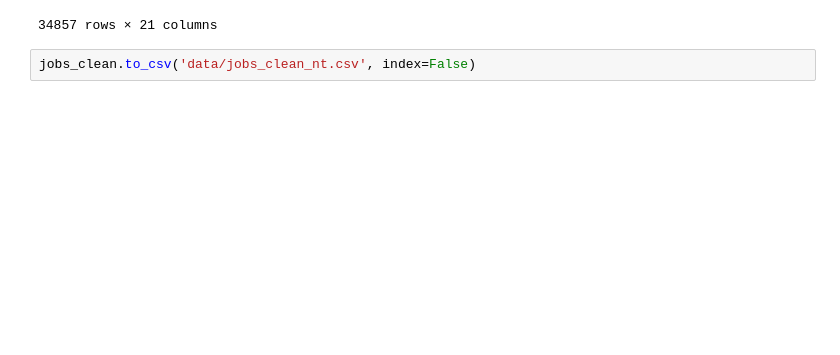
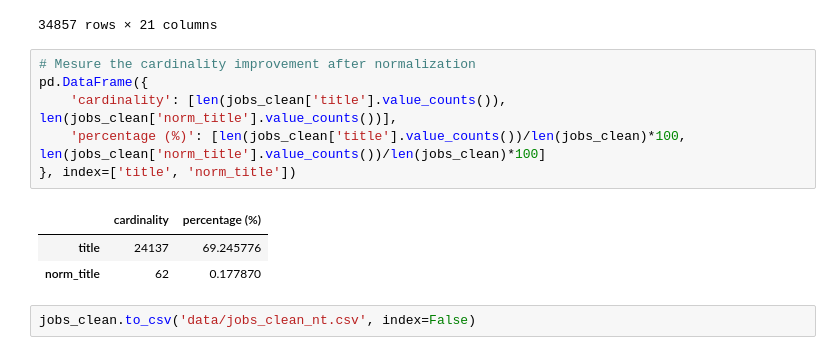
Before and after one commit to nginyc/job_posting_salary_prediction, a Jupyter notebook: normalize_job_titles.ipynb, the cells around one changed output. Drawn from its saved outputs; the diff is of its cells as text; blank space fills up the shorter version.

```diff
--- a/normalize_job_titles.ipynb
+++ b/normalize_job_titles.ipynb
@@ -278,5 +295,15 @@ jobs_clean
 | 34855 | 3906267117 | Title IX/Investigations Attorney | Walnut Creek, CA | CA | Our Walnut Creek office is curren... | Full-time | Mid-Senior level | ... |
 | 34856 | 3906267224 | Marketing Social Media Specialist | San Juan Capistrano, CA | CA | Marketing Social Media Specialist... | Full-time | Mid-Senior level | ... |
 34857 rows × 21 columns
+# %%
+# Mesure the cardinality improvement after normalization
+pd.DataFrame({
+    'cardinality': [len(jobs_clean['title'].value_counts()), len(jobs_clean['norm_title'].value_counts())],
+    'percentage (%)': [len(jobs_clean['title'].value_counts())/len(jobs_clean)*100, len(jobs_clean['norm_title'].value_counts())/len(jobs_clean)*100]
+}, index=['title', 'norm_title'])
+# %% [output]
+|  | cardinality | percentage (%) |
+| title | 24137 | 69.245776 |
+| norm_title | 62 | 0.177870 |
 # %%
 jobs_clean.to_csv('data/jobs_clean_nt.csv', index=False)
```
Also changed, not shown: parts of 1 cell of this notebook, 2 other files.
